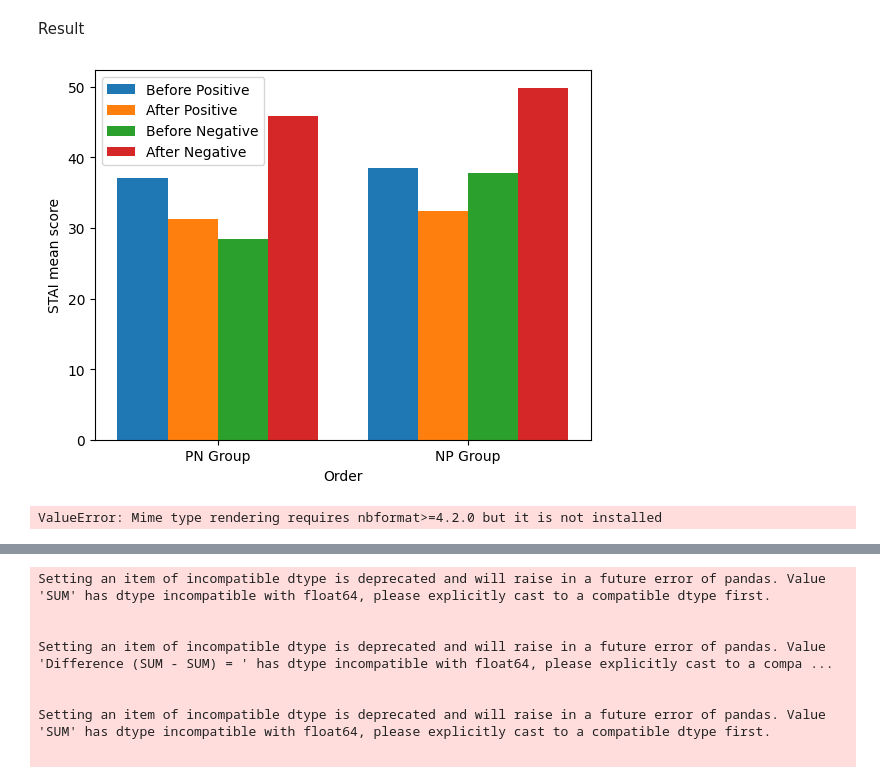
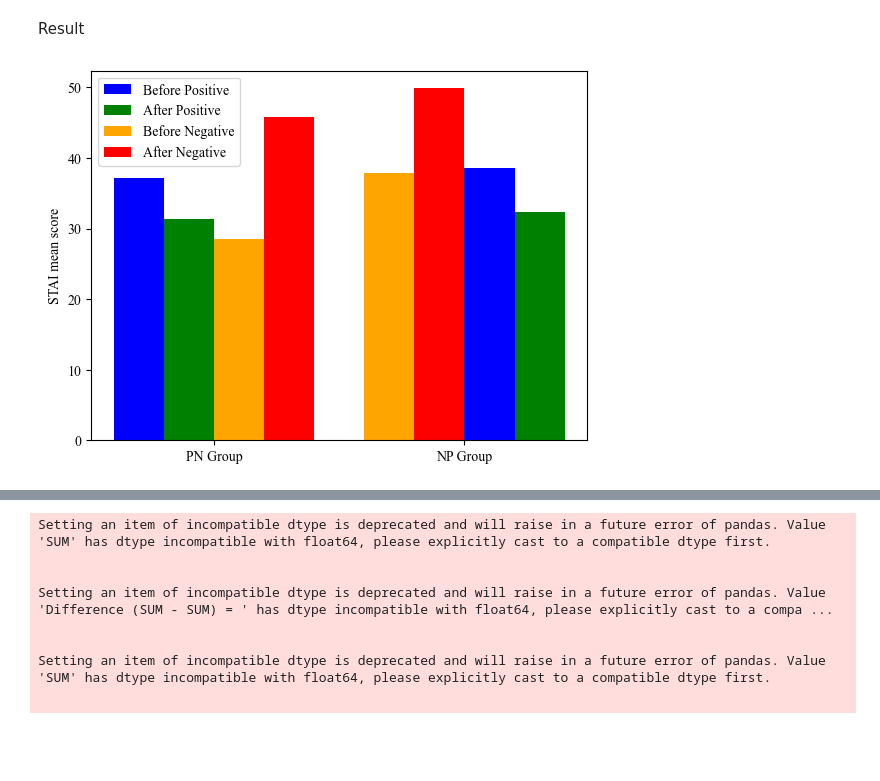
Before and after one commit to Kritpatchara/Emotional_attentionxSound, a Jupyter notebook: Analyze.ipynb, the cells around one changed output, grey strips where cells are left out. Drawn from its saved outputs; the diff is of its cells as text; code cells hidden in the pictures; blank space fills up the shorter version.

Commit message:
Update STAI graph in Analyze.ipynb

```diff
--- a/Analyze.ipynb
+++ b/Analyze.ipynb
@@ -38,45 +38,50 @@ df_STAI_All_after_N = pd.concat([df_STAI_PN_after_N, df_STAI_NP_after_N], ignore
 # %% [markdown]
 Result
 # %%
-# Dataframe setting for plotting
-
+# Dataframe setting for plotting and finding a mean
 df_STAI_before_P_mean_PN = [df_STAI_PN_before_P['SUM'].mean()]
 df_STAI_before_P_mean_NP = [df_STAI_NP_before_P['SUM'].mean()]
 df_STAI_after_P_mean_PN = [df_STAI_PN_after_P['SUM'].mean()]
 df_STAI_after_P_mean_NP = [df_STAI_NP_after_P['SUM'].mean()]
 df_STAI_before_N_mean_PN = [df_STAI_PN_before_N['SUM'].mean()]
 df_STAI_before_N_mean_NP = [df_STAI_NP_before_N['SUM'].mean()]
 df_STAI_after_N_mean_PN = [df_STAI_PN_after_N['SUM'].mean()]
 df_STAI_after_N_mean_NP = [df_STAI_NP_after_N['SUM'].mean()]
 
+# Calculate standard deviations
+std_before_P_mean_PN = np.std([df_STAI_PN_before_P['SUM'].mean(), df_STAI_NP_before_P['SUM'].mean()])
+std_after_P_mean_PN = np.std([df_STAI_PN_after_P['SUM'].mean(), df_STAI_NP_after_P['SUM'].mean()])
+std_before_N_mean_PN = np.std([df_STAI_PN_before_N['SUM'].mean(), df_STAI_NP_before_N['SUM'].mean()])
+std_after_N_mean_PN = np.std([df_STAI_PN_after_N['SUM'].mean(), df_STAI_NP_after_N['SUM'].mean()])
+
+plt.rcParams['font.family'] = 'Times New Roman'
 categories = ["PN Group", "NP Group"]
 bar_width = 0.2
 
 # Grouped bar plot dataframe
-df_STAI_before_P_plot = [df_STAI_PN_before_P['SUM'].mean(), df_STAI_NP_before_P['SUM'].mean()]
-df_STAI_after_P_plot = [df_STAI_PN_after_P['SUM'].mean(), df_STAI_NP_after_P['SUM'].mean()]
-df_STAI_before_N_plot = [df_STAI_PN_before_N['SUM'].mean(), df_STAI_NP_before_N['SUM'].mean()]
-df_STAI_after_N_plot = [df_STAI_PN_after_N['SUM'].mean(), df_STAI_NP_after_N['SUM'].mean()]
-
+df_STAI_before_P_plot = [df_STAI_PN_before_P['SUM'].mean(), df_STAI_NP_before_N['SUM'].mean()]
+df_STAI_after_P_plot = [df_STAI_PN_after_P['SUM'].mean(), df_STAI_NP_after_N['SUM'].mean()]
+df_STAI_before_N_plot = [df_STAI_PN_before_N['SUM'].mean(), df_STAI_NP_before_P['SUM'].mean()]
+df_STAI_after_N_plot = [df_STAI_PN_after_N['SUM'].mean(), df_STAI_NP_after_P['SUM'].mean()]
 
 # Plotting the grouped bar plot
-plt.bar(np.arange(len(categories)) - 1.5*bar_width, df_STAI_before_P_plot, width=bar_width, label='Before Positive')
-plt.bar(np.arange(len(categories)) - 0.5*bar_width, df_STAI_after_P_plot, width=bar_width, label='After Positive')
-plt.bar(np.arange(len(categories)) + 0.5*bar_width, df_STAI_before_N_plot, width=bar_width, label='Before Negative')
-plt.bar(np.arange(len(categories)) + 1.5*bar_width, df_STAI_after_N_plot, width=bar_width, label='After Negative')
+bar_width = 0.2
+bar_positions = np.arange(len(categories))
 
-plt.xlabel("Order")
+# Before Positive
+plt.bar(bar_positions - 1.5*bar_width, [df_STAI_before_P_mean_PN[0], df_STAI_before_N_mean_NP[0]], width=bar_width, label='Before Positive', color=['blue', 'orange'])
+# After Positive
+plt.bar(bar_positions - 0.5*bar_width, [df_STAI_after_P_mean_PN[0], df_STAI_after_N_mean_NP[0]], width=bar_width, label='After Positive', color=['green', 'red'])
+# Before Negative
+plt.bar(bar_positions + 0.5*bar_width, [df_STAI_before_N_mean_PN[0], df_STAI_before_P_mean_NP[0]], width=bar_width, label='Before Negative', color=['orange', 'blue'])
+# After Negative
+plt.bar(bar_positions + 1.5*bar_width, [df_STAI_after_N_mean_PN[0], df_STAI_after_P_mean_NP[0]], width=bar_width, label='After Negative', color=['red', 'green'])
+
+# plt.xlabel("Order")
 plt.ylabel("STAI mean score")
-plt.xticks(np.arange(len(categories)), categories)
+plt.xticks(bar_positions, categories)
 plt.legend()
 
 plt.show()
 # %% [output]
-[figure, old version]
+[figure, new version]
-# %%
-# Grouped bar plot by plotly
-
-fig = make_subplots(rows=1, cols=3, shared_yaxes=True)
-fig.show()
-# %% [output]
-ValueError: Mime type rendering requires nbformat>=4.2.0 but it is not installed
```
Also changed, not shown: parts of 2 cells of this notebook.
